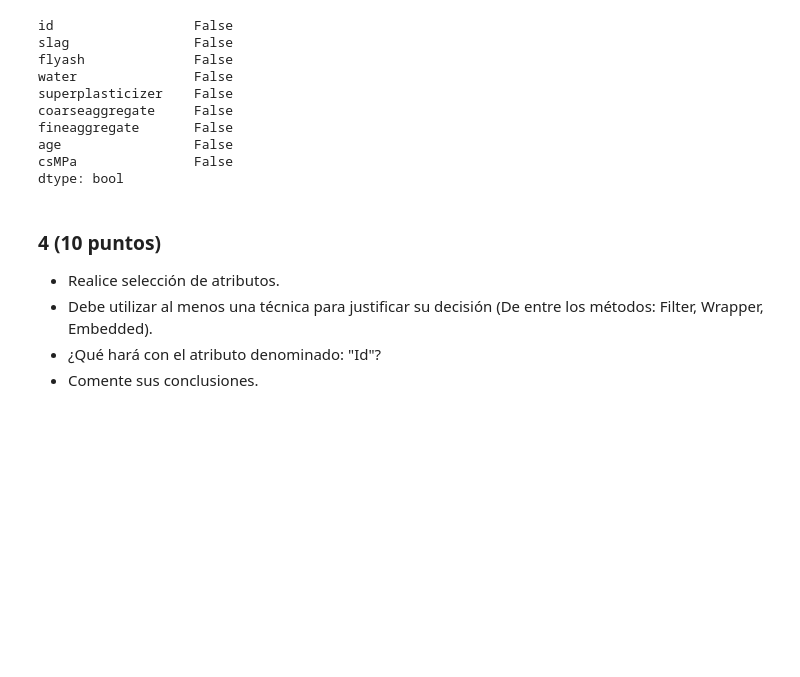
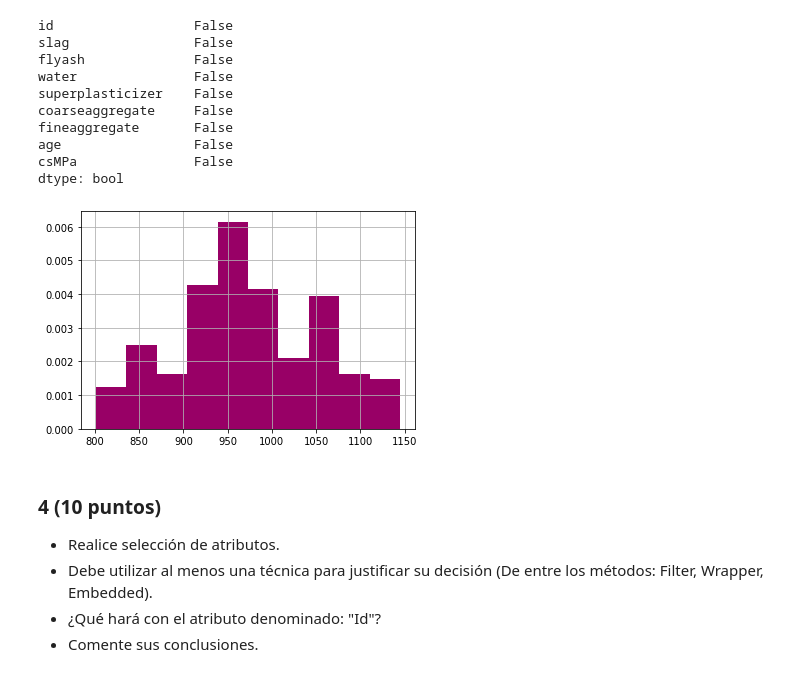
Before and after one commit to GabrielVargasR/University-Artificial-Intelligence, a Jupyter notebook: TC3 - Regression and Feature Engineering/2021-2-Trabajo Practico_03.ipynb, the cells around one changed output. Cells and saved outputs as stored; diff of their text form; code cells hidden in the pictures; blank space fills up the shorter version.

```diff
--- a/TC3 - Regression and Feature Engineering/2021-2-Trabajo Practico_03.ipynb
+++ b/TC3 - Regression and Feature Engineering/2021-2-Trabajo Practico_03.ipynb
@@ -239,7 +239,8 @@ Y_test:
 - Preprocese los atributos (Solo deje para más adelante escalar los datos).
 - Debe comentar en celdas del texto el por qué seleccionó las técnicas utilizadas.
 # %%
-X_trainVal.dropna(subset=['coarseaggregate'], inplace=True)
-X_trainVal.head()
+X_trainValCpy = X_trainVal.dropna(subset=['coarseaggregate'])
+print(X_trainVal.shape)
+print(X_trainValCpy.shape)
 # should test na be removed as well?
 # %% [output]
@@ -266,6 +259,13 @@ fineaggregate       False
 age                 False
 csMPa               False
 dtype: bool
+# %%
+X_trainVal['coarseaggregate'].hist(density=True, color='blue')
+X_trainValCpy['coarseaggregate'].hist(color='red', density=True, alpha=0.6)
+plt.show()
+# el hecho de que se vea morado muestra que están completamente traslapados, la distribución original no cambió
+# %% [output]
+[figure, added]
 # %% [markdown]
 ### 4 (10 puntos)
 - Realice selección de atributos.
```
Also changed, not shown: parts of 2 cells of this notebook.
